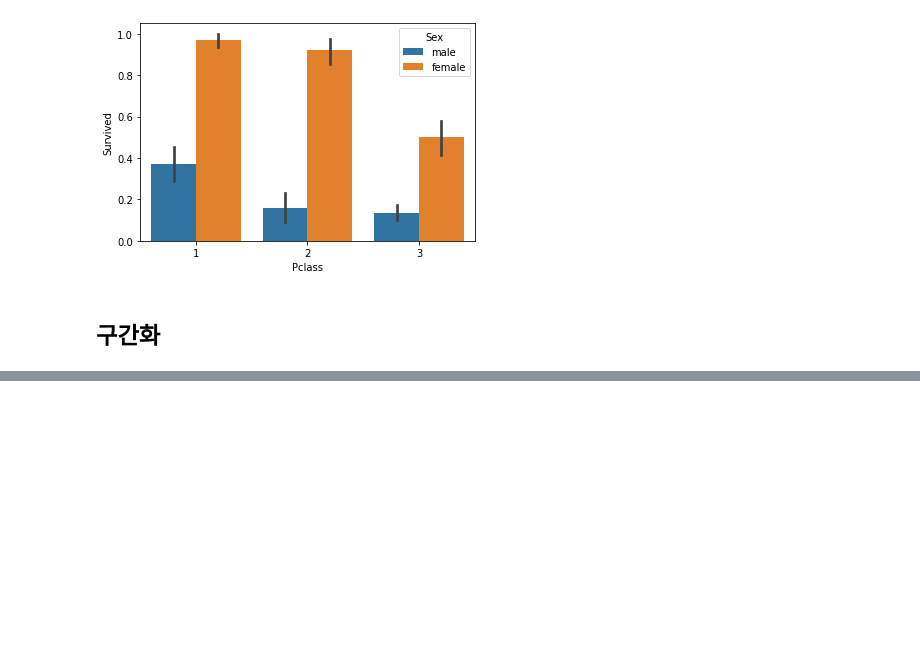
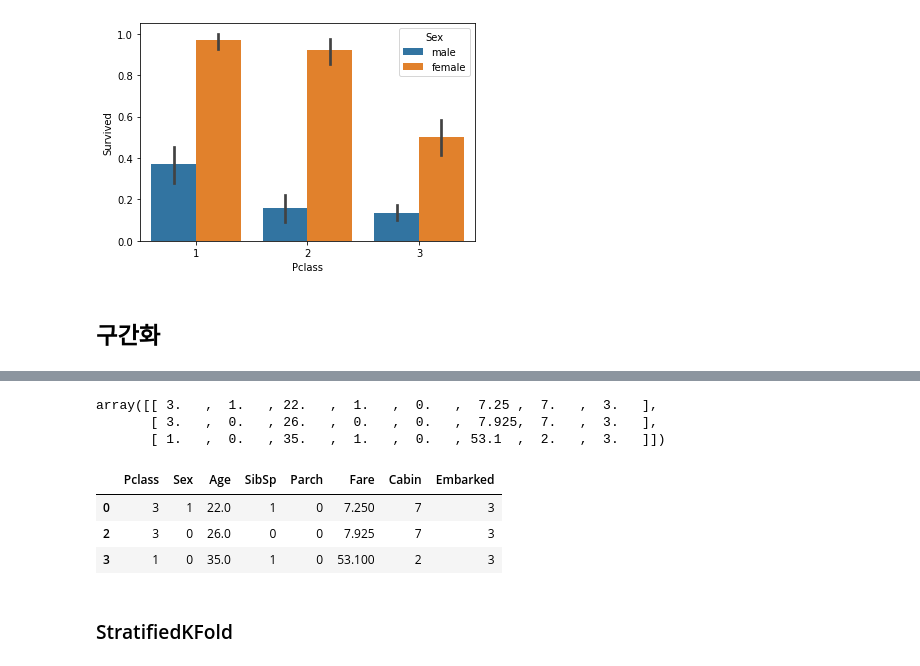
Before and after one commit to woojangchang/TIL, a Jupyter notebook: Big Data Analysis/Machine Learning/02. 사이킷런으로 시작하는 머신러닝/06. 타이타닉 생존자 예측.ipynb, the cells around one changed output, grey strips where cells are left out. Drawn from its saved outputs; the diff is of its cells as text; code cells hidden in the pictures; blank space fills up the shorter version.

```diff
--- a/Big Data Analysis/Machine Learning/02. 사이킷런으로 시작하는 머신러닝/06. 타이타닉 생존자 예측.ipynb
+++ b/Big Data Analysis/Machine Learning/02. 사이킷런으로 시작하는 머신러닝/06. 타이타닉 생존자 예측.ipynb
@@ -151,0 +346,16 @@ titanic_df.drop('Age_cat', axis=1, inplace=True)
+# %%
+idx = [0, 2, 3]
+X_titanic_df.values[idx]
+# %% [output]
+array([[ 3.   ,  1.   , 22.   ,  1.   ,  0.   ,  7.25 ,  7.   ,  3.   ],
+       [ 3.   ,  0.   , 26.   ,  0.   ,  0.   ,  7.925,  7.   ,  3.   ],
+       [ 1.   ,  0.   , 35.   ,  1.   ,  0.   , 53.1  ,  2.   ,  3.   ]])
+# %%
+X_titanic_df.loc[idx, :]
+# %% [output]
+|  | Pclass | Sex | Age | SibSp | Parch | Fare | Cabin | Embarked |
+| 0 | 3 | 1 | 22.0 | 1 | 0 | 7.250 | 7 | 3 |
+| 2 | 3 | 0 | 26.0 | 0 | 0 | 7.925 | 7 | 3 |
+| 3 | 1 | 0 | 35.0 | 1 | 0 | 53.100 | 2 | 3 |
+# %% [markdown]
+### StratifiedKFold
```
Also changed, not shown: parts of 35 cells of this notebook, 1 other file.
